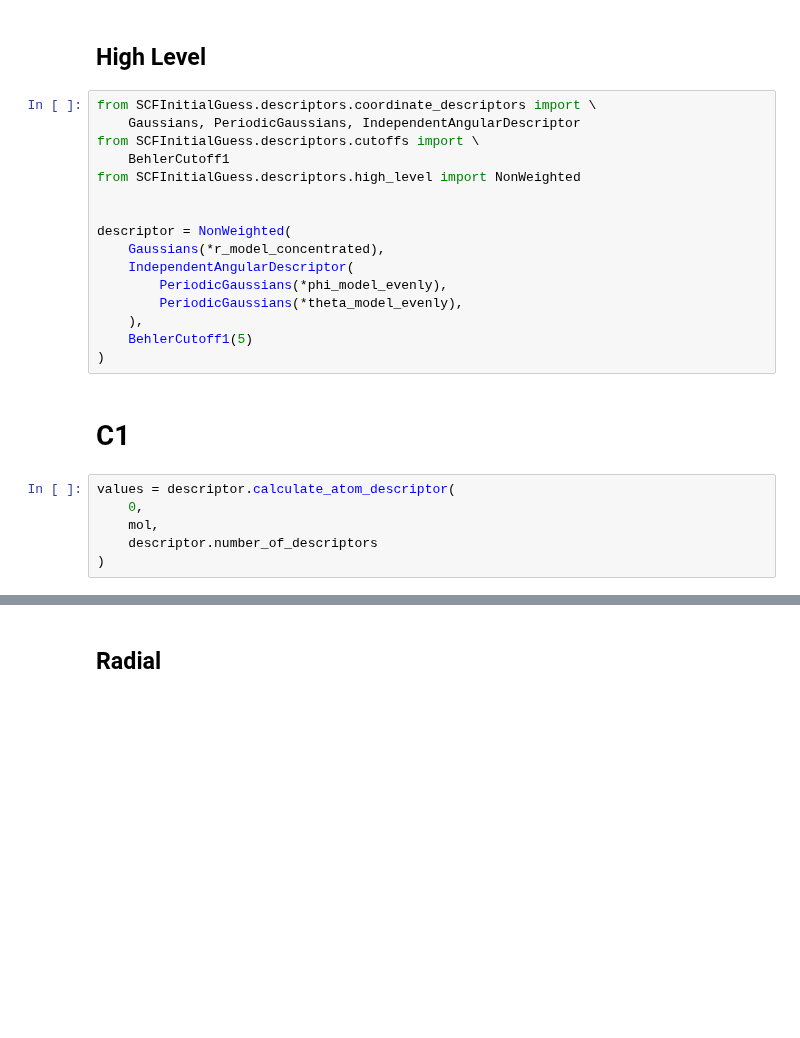
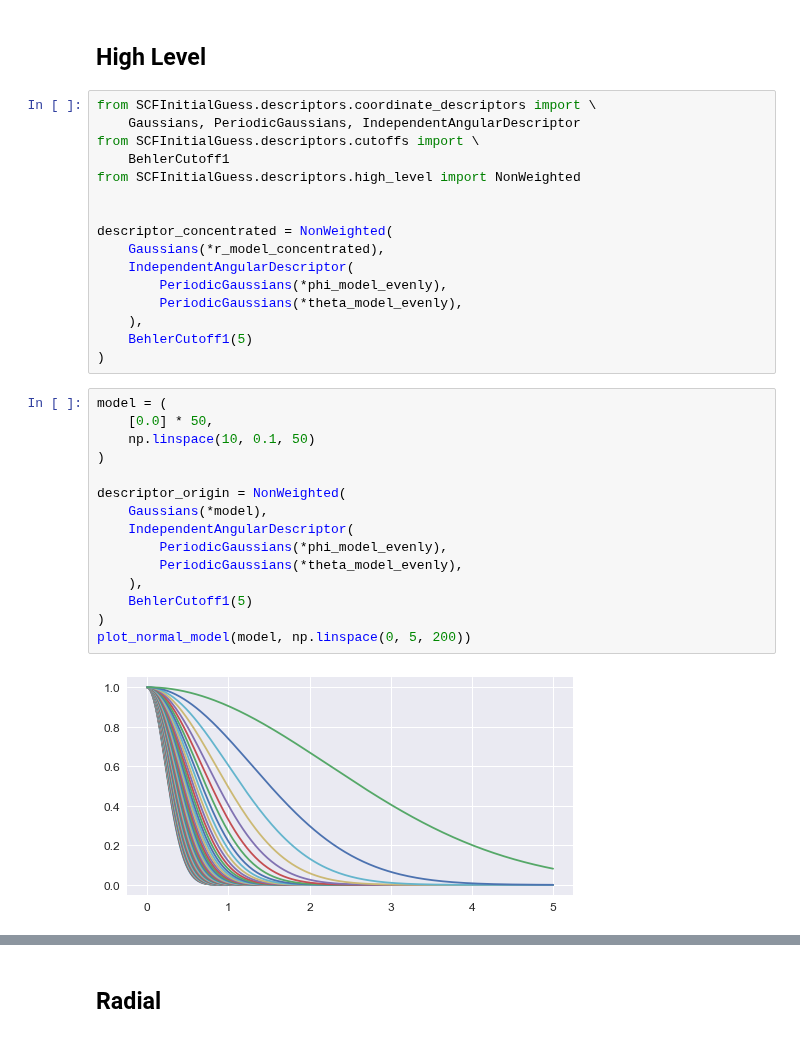
Before and after one commit to jcartus/SCFInitialGuess, a Jupyter notebook: thesis/notebooks/ParticleNumberIndependent/Descriptors2.ipynb, the cells around one changed output, grey strips where cells are left out. Cells and saved outputs as stored; diff of their text form; blank space fills up the shorter version.

```diff
--- a/thesis/notebooks/ParticleNumberIndependent/Descriptors2.ipynb
+++ b/thesis/notebooks/ParticleNumberIndependent/Descriptors2.ipynb
@@ -117,7 +117,7 @@ from SCFInitialGuess.descriptors.cutoffs import \
 from SCFInitialGuess.descriptors.high_level import NonWeighted
 
 
-descriptor = NonWeighted(
+descriptor_concentrated = NonWeighted(
     Gaussians(*r_model_concentrated),
     IndependentAngularDescriptor(
         PeriodicGaussians(*phi_model_evenly),
@@ -125,11 +125,20 @@ descriptor = NonWeighted(
     ),
     BehlerCutoff1(5)
 )
-# %% [markdown]
-# C1
-# %%
-values = descriptor.calculate_atom_descriptor(
-    0,
-    mol,
-    descriptor.number_of_descriptors
-)
+# %%
+model = (
+    [0.0] * 50,
+    np.linspace(10, 0.1, 50)
+)
+
+descriptor_origin = NonWeighted(
+    Gaussians(*model),
+    IndependentAngularDescriptor(
+        PeriodicGaussians(*phi_model_evenly),
+        PeriodicGaussians(*theta_model_evenly),
+    ),
+    BehlerCutoff1(5)
+)
+plot_normal_model(model, np.linspace(0, 5, 200))
+# %% [output]
+[figure, added]
```
Also changed, not shown: parts of 15 cells of this notebook.
